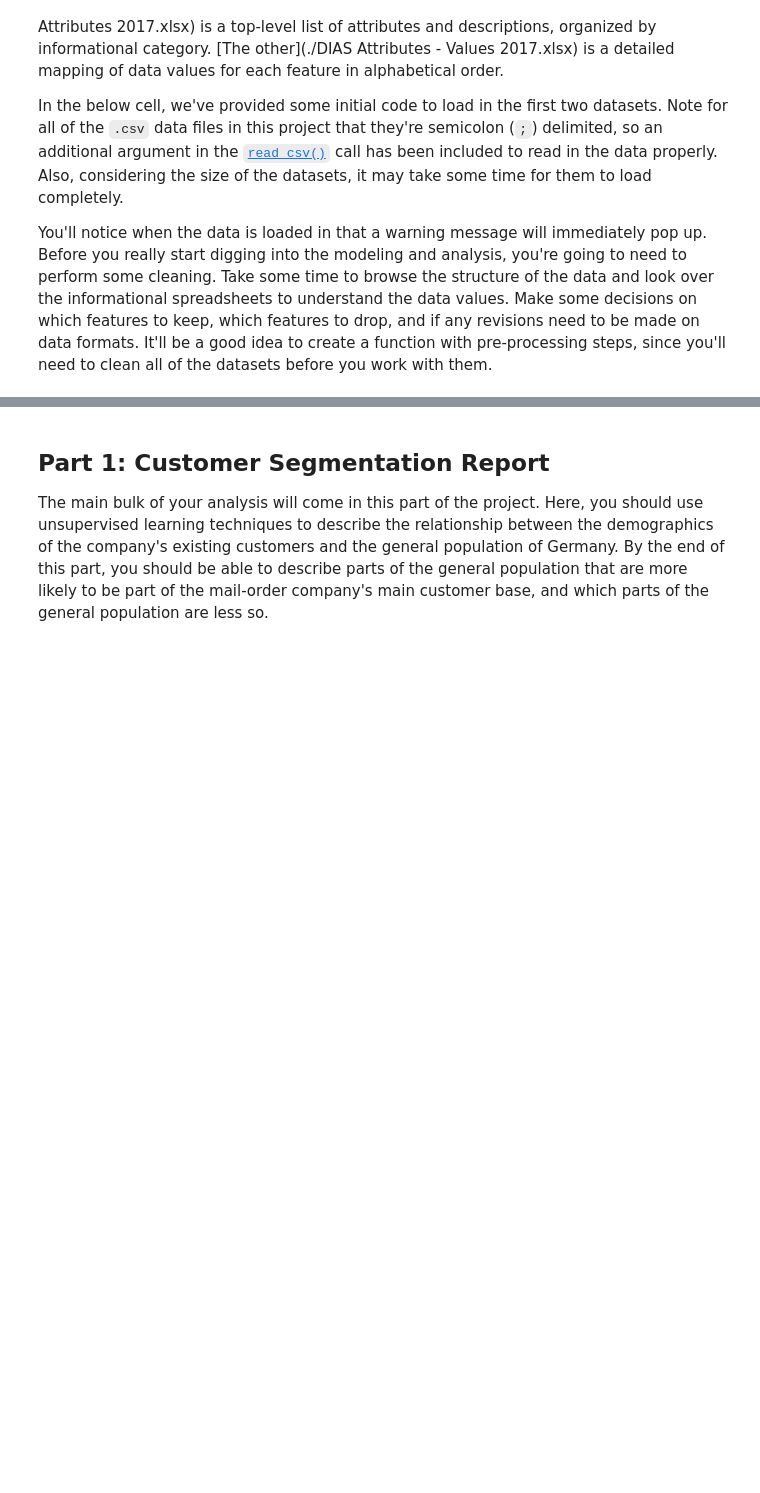
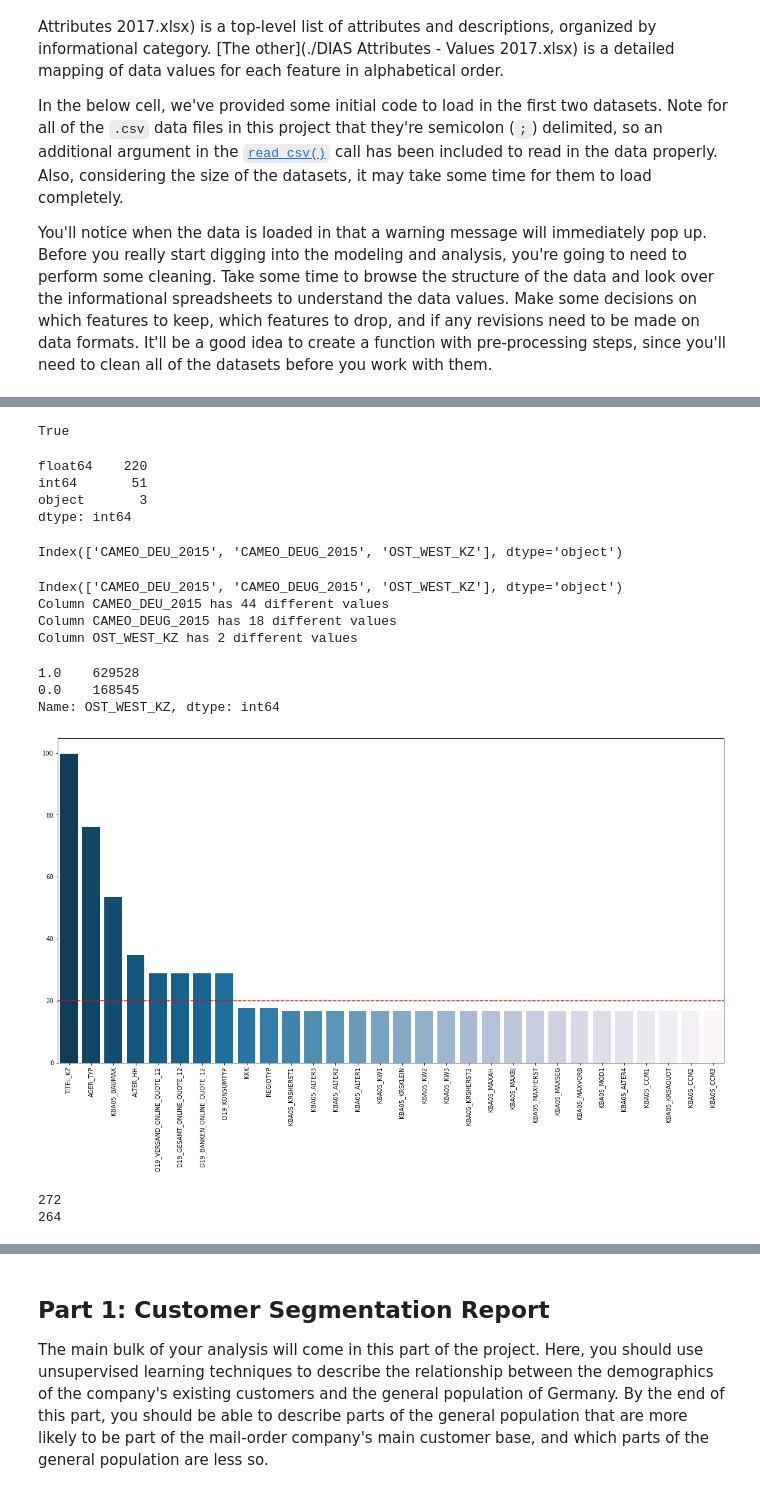
Before and after one commit to JoseAlexanderCL/CapstoneUD, a Jupyter notebook: Arvato Project Workbook.ipynb, the cells around one changed output, grey strips where cells are left out. Cells and saved outputs as stored; diff of their text form; code cells hidden in the pictures; blank space fills up the shorter version.

```diff
--- a/Arvato Project Workbook.ipynb
+++ b/Arvato Project Workbook.ipynb
@@ -94,0 +191,7 @@ def replacemv(df):
+# %%
+# Drop columns non described
+
+print(f"azdias has {len(azdias.columns)} columns")
+azdias.drop(columns = non_described_attributes, inplace = True)
+#customers.drop(columns = non_described_attributes, inplace = True)
+print(f"updated azdias has {len(azdias.columns)} columns")
@@ -94,0 +298,70 @@ def replacemv(df):
+# %%
+'CAMEO_DEUG_2015' in customers.columns
+# %% [output]
+True
+# %%
+# Checking datatypes and converting ints to float
+print(azdias.dtypes.value_counts()) #220 float, 51 int and 3 object
+azdias.columns[azdias.dtypes == 'object']
+# %% [output]
+float64    220
+int64       51
+object       3
+dtype: int64
+Index(['CAMEO_DEU_2015', 'CAMEO_DEUG_2015', 'OST_WEST_KZ'], dtype='object')
+# %%
+#Converting int columns to float:
+
+for col in azdias.columns:
+    if azdias[col].dtypes == 'int64':
+        azdias[col] = azdias[col].astype(float)
+# %%
+#Checking the columns with type 'object'
+
+object_cols = azdias.loc[:,azdias.dtypes=='object'].columns
+print(object_cols) #CAMEO_DEU_2015, CAMEO_DEUG_2015 & OST_WEST_KZ
+
+
+for col in object_cols:
+    print(f'Column {col} has {azdias[col].nunique()} different values')
+
+# Considering the step of OneHotEncoding I'll drop the first two columns due to a high number of categories
+
+azdias.drop(columns = ['CAMEO_DEU_2015','CAMEO_DEUG_2015'], inplace = True)
+# %% [output]
+Index(['CAMEO_DEU_2015', 'CAMEO_DEUG_2015', 'OST_WEST_KZ'], dtype='object')
+Column CAMEO_DEU_2015 has 44 different values
+Column CAMEO_DEUG_2015 has 18 different values
+Column OST_WEST_KZ has 2 different values
+# %%
+#Encoding OST_WEST_KZ
+
+azdias['OST_WEST_KZ'].value_counts()
+azdias['OST_WEST_KZ'] = azdias['OST_WEST_KZ'].map({'W': 1, 'O': 0})
+azdias['OST_WEST_KZ'].value_counts()
+# %% [output]
+1.0    629528
+0.0    168545
+Name: OST_WEST_KZ, dtype: int64
+# %%
+# Analyzing columns with high percentage of missing values
+
+percent_mv = (azdias.isnull().sum() * 100 / len(azdias)).sort_values(ascending = False)
+
+plt.figure(figsize = (20,10))
+plt.axhline(y=20, color='r', linestyle='--')
+
+sns.barplot(percent_mv.nlargest(30).index, percent_mv.nlargest(30).values, palette='PuBu_r')
+plt.tick_params(axis='x', rotation=90)
+
+cols_high_mv = percent_mv[percent_mv >= 20].index
+# %% [output]
+[figure, added]
+# %%
+# Deleting columns with high percentage of missing values
+print(len(azdias.columns))
+azdias.drop(columns = cols_high_mv, inplace=True)
+print(len(azdias.columns))
+# %% [output]
+272
+264
```
Also changed, not shown: parts of 122 cells of this notebook, 28 other files.
